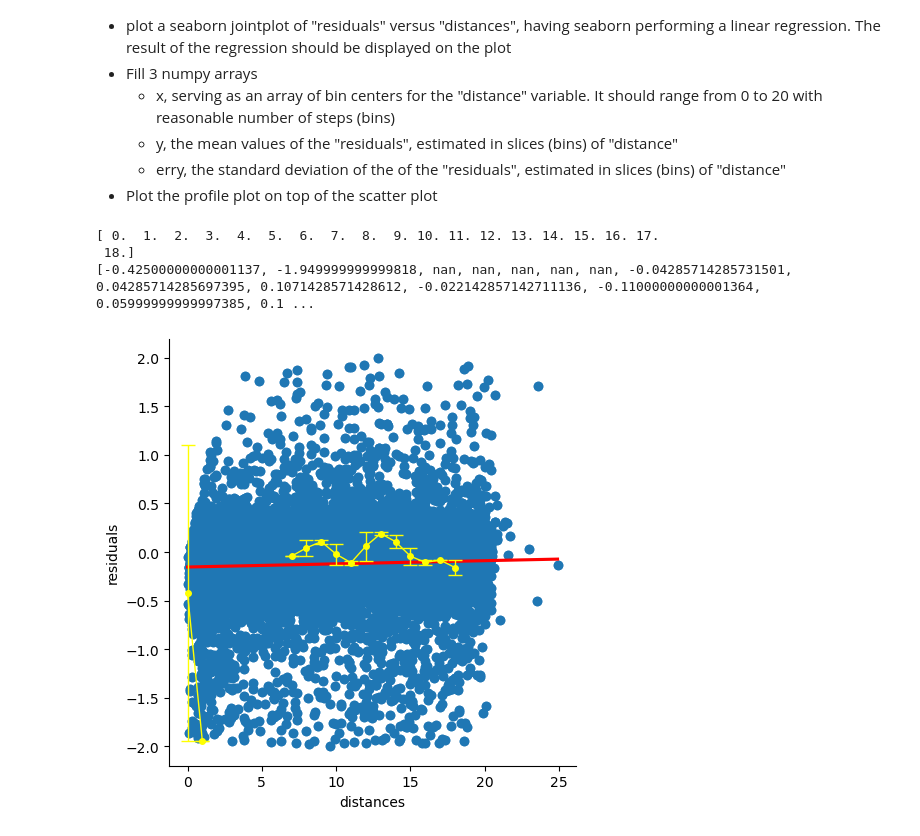
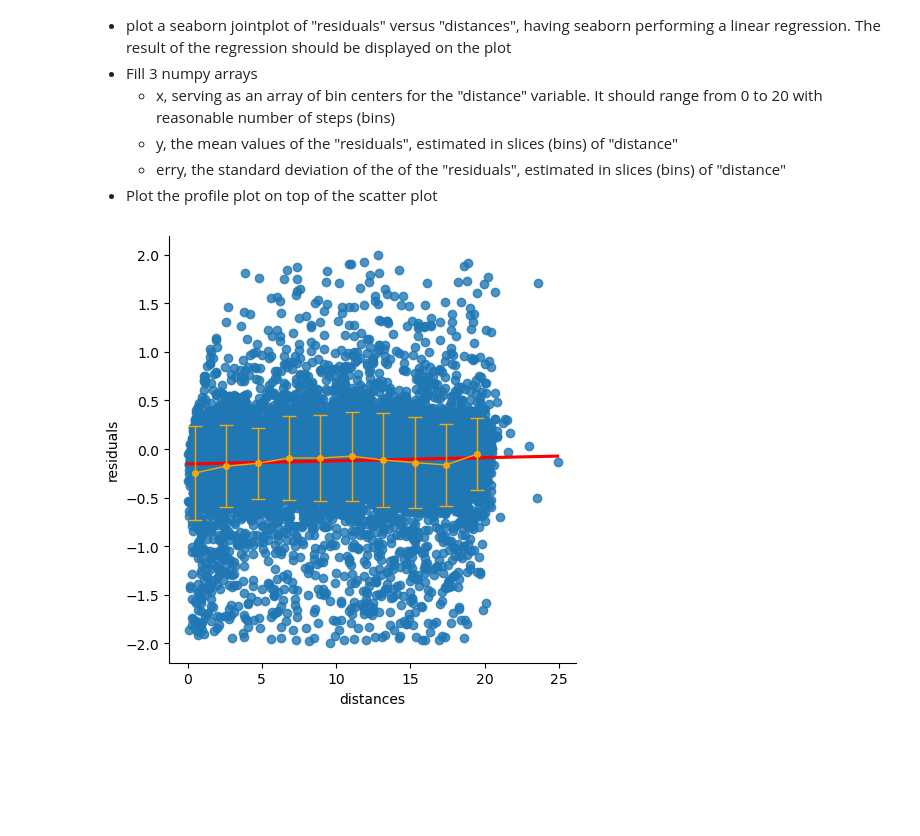
Before and after one commit to nicolomontagner02/LaboratoryOfComputationalPhysics_Y7, a Jupyter notebook: 07ex_Visualization.ipynb, the cells around one changed output. Drawn from its saved outputs; the diff is of its cells as text; code cells hidden in the pictures; blank space fills up the shorter version.

```diff
--- a/07ex_Visualization.ipynb
+++ b/07ex_Visualization.ipynb
@@ -157,25 +156,24 @@ Note that you should use the `np.load()` function to load the file as a numpy ar
 * Plot the profile plot on top of the scatter plot
 # %%
 from scipy.stats import linregress
+import pandas as pd
 
 data = np.load("./residuals_261.npy.1",allow_pickle=True).item()
 df = pd.DataFrame(data)
 df = df[abs(df["residuals"])<2]
 slope, intercept, r_value, p_value, std_err = linregress(df["distances"], df["residuals"])
 sns.lmplot(x='distances', y='residuals', data=df, ci=None, line_kws={'color': 'red'})
-df.dropna(how='any')
-n_bins = 20
-x = np.arange(0,20,1/n_bins*20)
-y = [np.mean(df.loc[x[i]:x[i+1],"residuals"]) for i in range(len(x)-1)]
-erry = [np.std(df.loc[x[i]:x[i+1],"residuals"]) for i in range(len(x)-1)]
-plt.scatter(df["distances"],df["residuals"])
-x = x[:-1]
-print(x)
-print(y)
-plt.errorbar(x,y, yerr = erry, color = "yellow", marker = "o", linewidth = 1, markersize = 4, capsize = 5)
+df = df.dropna(how='any')
+n_bins = 10
+x = np.linspace(0.5,19.5,n_bins)
+y = []
+erry = []
+for k in x:
+    mask = (df["distances"]<(k+0.5)) & (df["distances"]>(k-0.5))
+    dfm = df[mask]
+    y.append(dfm.mean(axis=0)["residuals"])
+    erry.append(dfm.std(axis=0)["residuals"])
+plt.errorbar(x,y, yerr = erry, color = "orange", marker = "o", linewidth = 1, markersize = 4, capsize = 5)
 plt.show()
 # %% [output]
-[ 0.  1.  2.  3.  4.  5.  6.  7.  8.  9. 10. 11. 12. 13. 14. 15. 16. 17.
- 18.]
-[-0.42500000000001137, -1.949999999999818, nan, nan, nan, nan, nan, -0.04285714285731501, 0.04285714285697395, 0.1071428571428612, -0.022142857142711136, -0.11000000000001364, 0.05999999999997385, 0.1 ...
-[figure, old version]
+[figure, new version]
```
Also changed, not shown: parts of 2 cells of this notebook.
